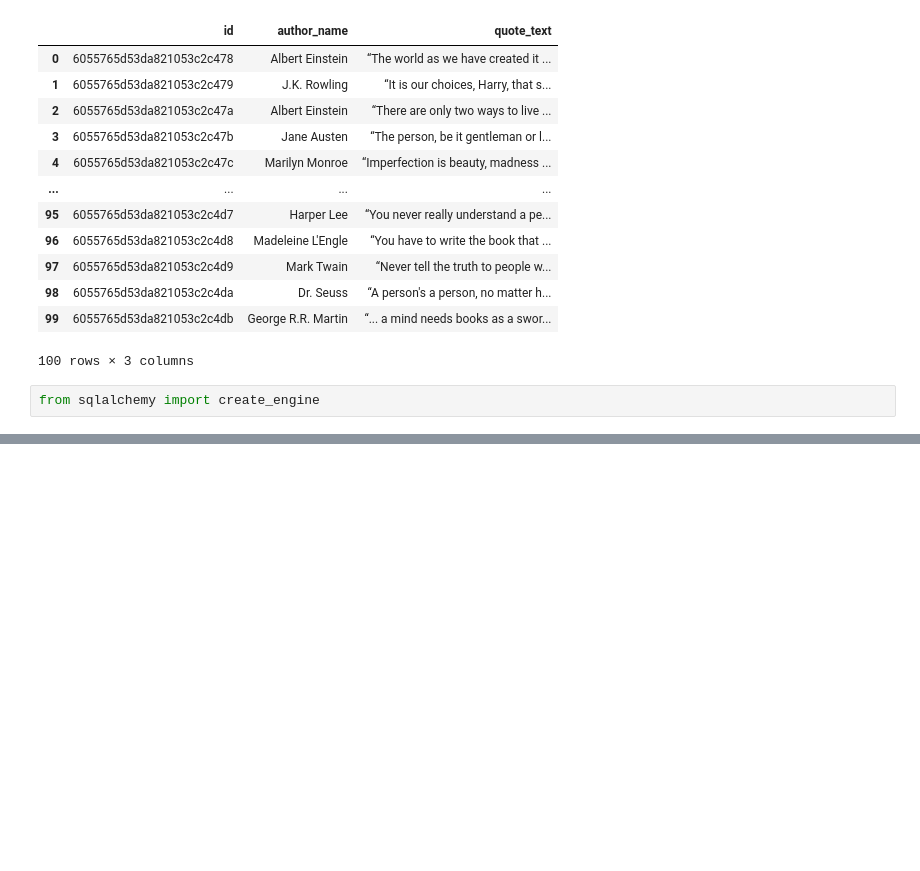
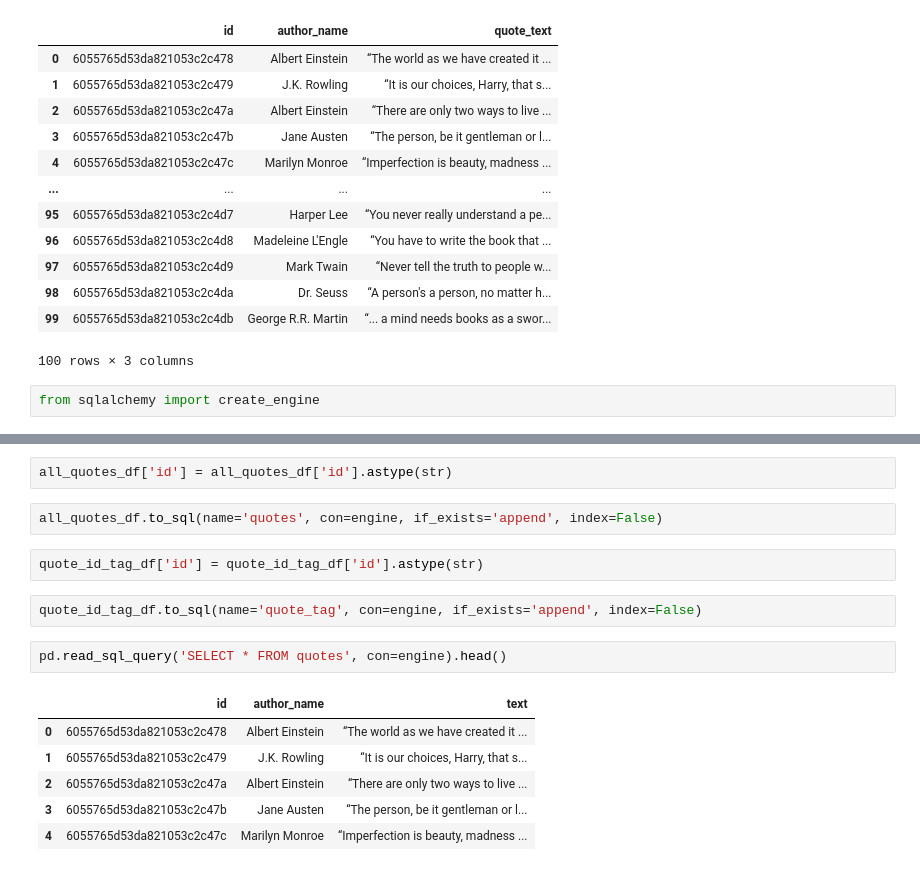
Before and after one commit to nadzema/ETLProject, a Jupyter notebook: ETL Project.ipynb, the cells around one changed output, grey strips where cells are left out. Drawn from its saved outputs; the diff is of its cells as text; blank space fills up the shorter version.

```diff
--- a/ETL Project.ipynb
+++ b/ETL Project.ipynb
@@ -217,0 +256,17 @@ OperationalError: (psycopg2.OperationalError) FATAL:  database "quotes" does not
+# %%
+all_quotes_df['id'] = all_quotes_df['id'].astype(str)
+# %%
+all_quotes_df.to_sql(name='quotes', con=engine, if_exists='append', index=False)
+# %%
+quote_id_tag_df['id'] = quote_id_tag_df['id'].astype(str)
+# %%
+quote_id_tag_df.to_sql(name='quote_tag', con=engine, if_exists='append', index=False)
+# %%
+pd.read_sql_query('SELECT * FROM quotes', con=engine).head()
+# %% [output]
+|  | id | author_name | text |
+| 0 | 6055765d53da821053c2c478 | Albert Einstein | “The world as we have created it ... |
+| 1 | 6055765d53da821053c2c479 | J.K. Rowling | “It is our choices, Harry, that s... |
+| 2 | 6055765d53da821053c2c47a | Albert Einstein | “There are only two ways to live ... |
+| 3 | 6055765d53da821053c2c47b | Jane Austen | “The person, be it gentleman or l... |
+| 4 | 6055765d53da821053c2c47c | Marilyn Monroe | “Imperfection is beauty, madness ... |
```
Also changed, not shown: parts of 12 cells of this notebook, 2 other files.
